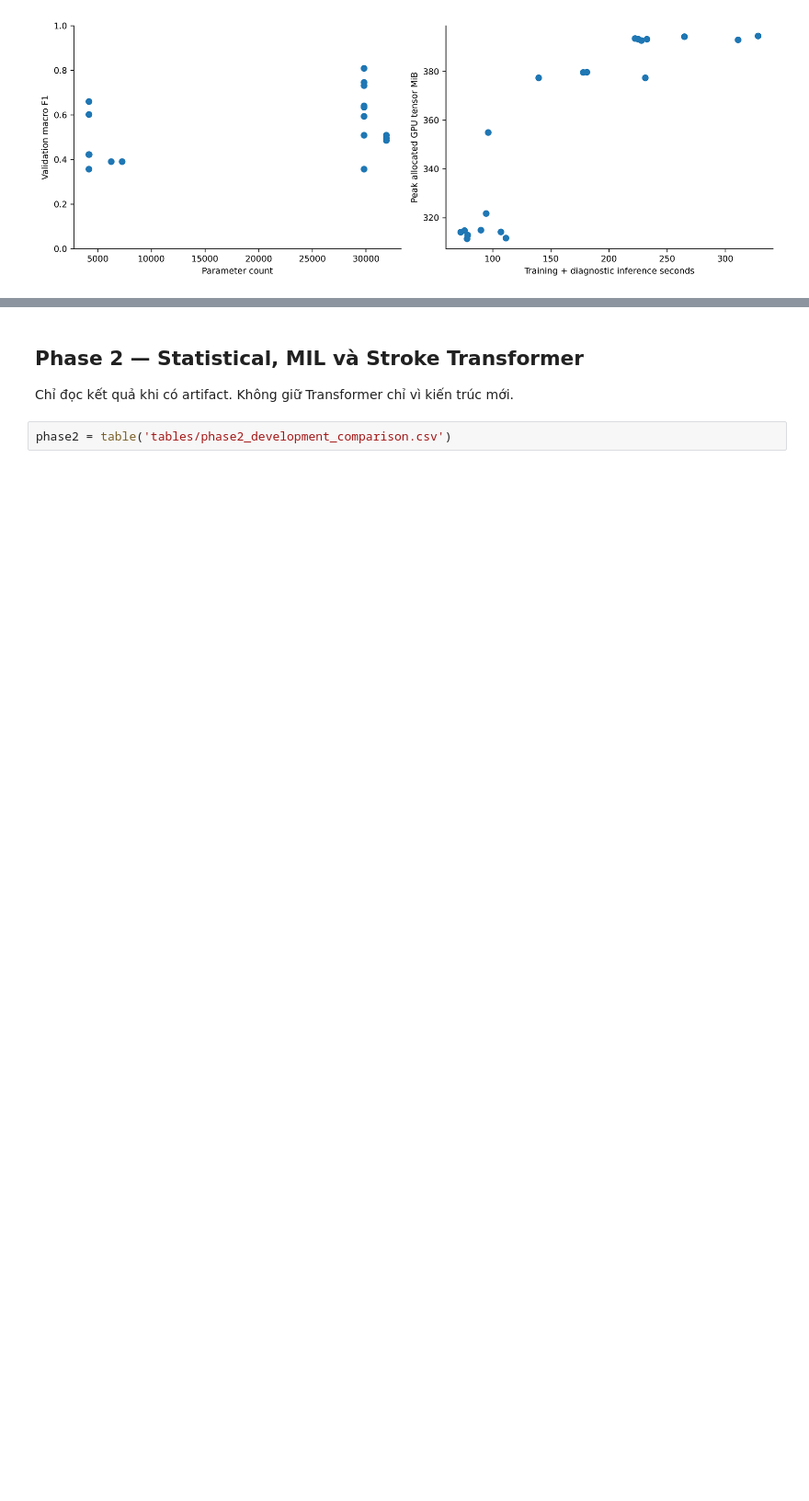
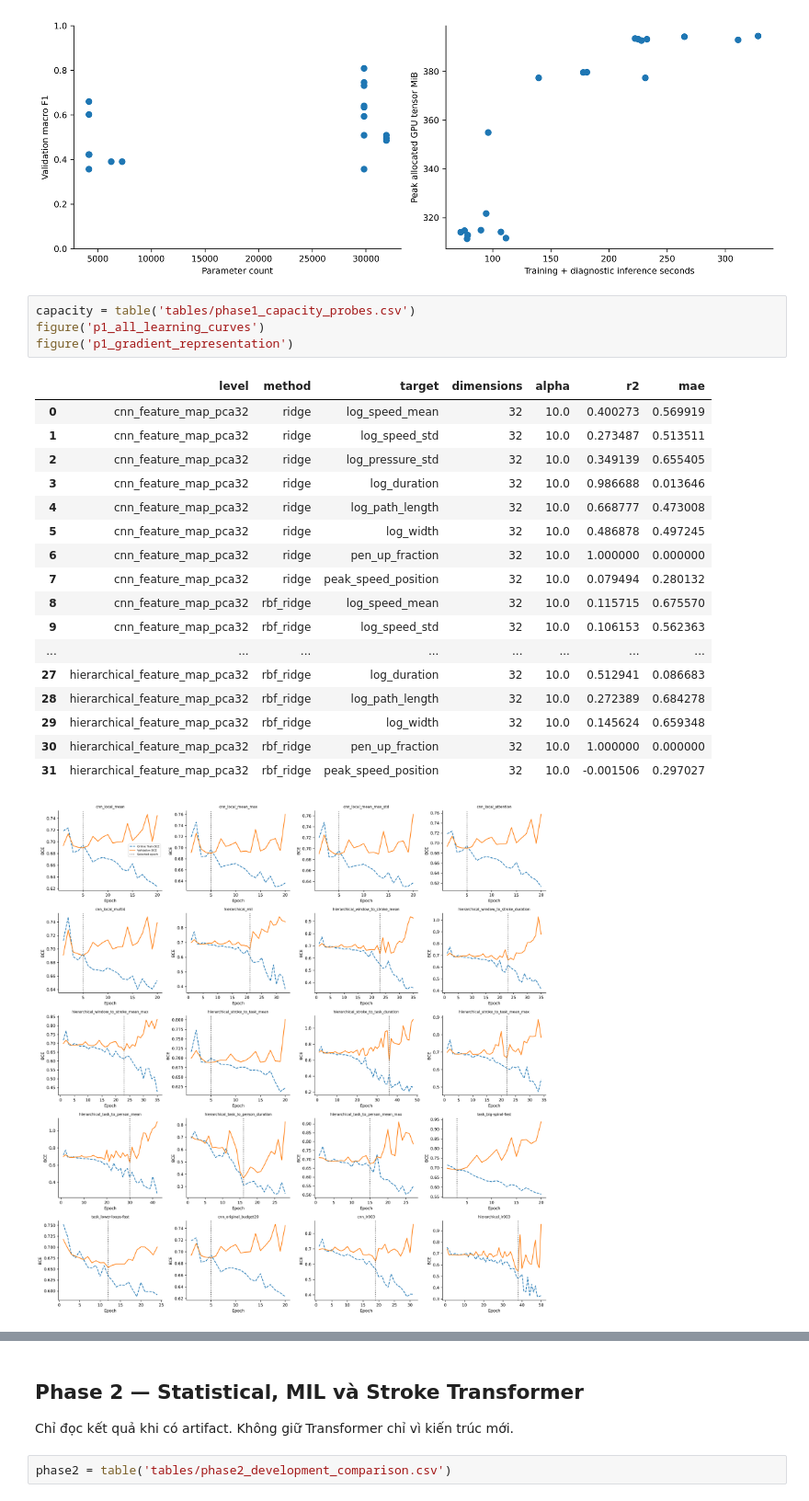
Before and after one commit to Alexx-crearor/DiaGraMo_project, a Jupyter notebook: notebooks/07_raw_temporal_research_recovery.ipynb, the cells around one changed output, grey strips where cells are left out. Shown at 92% size. Drawn from its saved outputs; the diff is of its cells as text; blank space fills up the shorter version.

```diff
--- a/notebooks/07_raw_temporal_research_recovery.ipynb
+++ b/notebooks/07_raw_temporal_research_recovery.ipynb
@@ -194,3 +197,26 @@ figure('p1_resource_cost')
 [figure]
 [figure]
 [figure]
+# %%
+capacity = table('tables/phase1_capacity_probes.csv')
+figure('p1_all_learning_curves')
+figure('p1_gradient_representation')
+# %% [output]
+|  | level | method | target | dimensions | alpha | r2 | mae |
+| 0 | cnn_feature_map_pca32 | ridge | log_speed_mean | 32 | 10.0 | 0.400273 | 0.569919 |
+| 1 | cnn_feature_map_pca32 | ridge | log_speed_std | 32 | 10.0 | 0.273487 | 0.513511 |
+| 2 | cnn_feature_map_pca32 | ridge | log_pressure_std | 32 | 10.0 | 0.349139 | 0.655405 |
+| 3 | cnn_feature_map_pca32 | ridge | log_duration | 32 | 10.0 | 0.986688 | 0.013646 |
+| 4 | cnn_feature_map_pca32 | ridge | log_path_length | 32 | 10.0 | 0.668777 | 0.473008 |
+| 5 | cnn_feature_map_pca32 | ridge | log_width | 32 | 10.0 | 0.486878 | 0.497245 |
+| 6 | cnn_feature_map_pca32 | ridge | pen_up_fraction | 32 | 10.0 | 1.000000 | 0.000000 |
+| 7 | cnn_feature_map_pca32 | ridge | peak_speed_position | 32 | 10.0 | 0.079494 | 0.280132 |
+| 8 | cnn_feature_map_pca32 | rbf_ridge | log_speed_mean | 32 | 10.0 | 0.115715 | 0.675570 |
+| 9 | cnn_feature_map_pca32 | rbf_ridge | log_speed_std | 32 | 10.0 | 0.106153 | 0.562363 |
+| ... | ... | ... | ... | ... | ... | ... | ... |
+| 27 | hierarchical_feature_map_pca32 | rbf_ridge | log_duration | 32 | 10.0 | 0.512941 | 0.086683 |
+| 28 | hierarchical_feature_map_pca32 | rbf_ridge | log_path_length | 32 | 10.0 | 0.272389 | 0.684278 |
+| 29 | hierarchical_feature_map_pca32 | rbf_ridge | log_width | 32 | 10.0 | 0.145624 | 0.659348 |
+| 30 | hierarchical_feature_map_pca32 | rbf_ridge | pen_up_fraction | 32 | 10.0 | 1.000000 | 0.000000 |
+| 31 | hierarchical_feature_map_pca32 | rbf_ridge | peak_speed_position | 32 | 10.0 | -0.001506 | 0.297027 |
+[figure, added]
```
Also changed, not shown: parts of 12 cells of this notebook, 25 other files.
